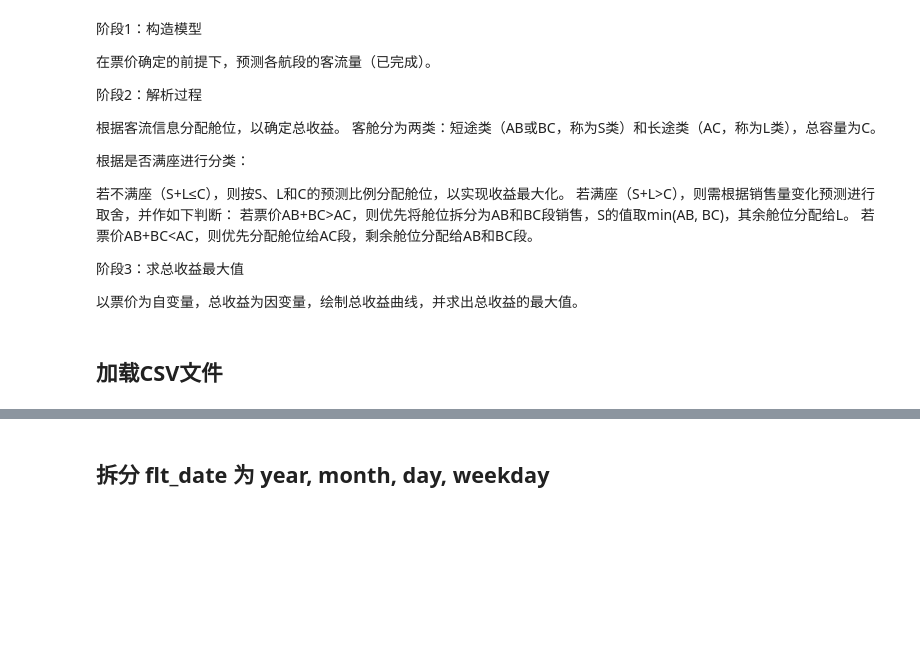
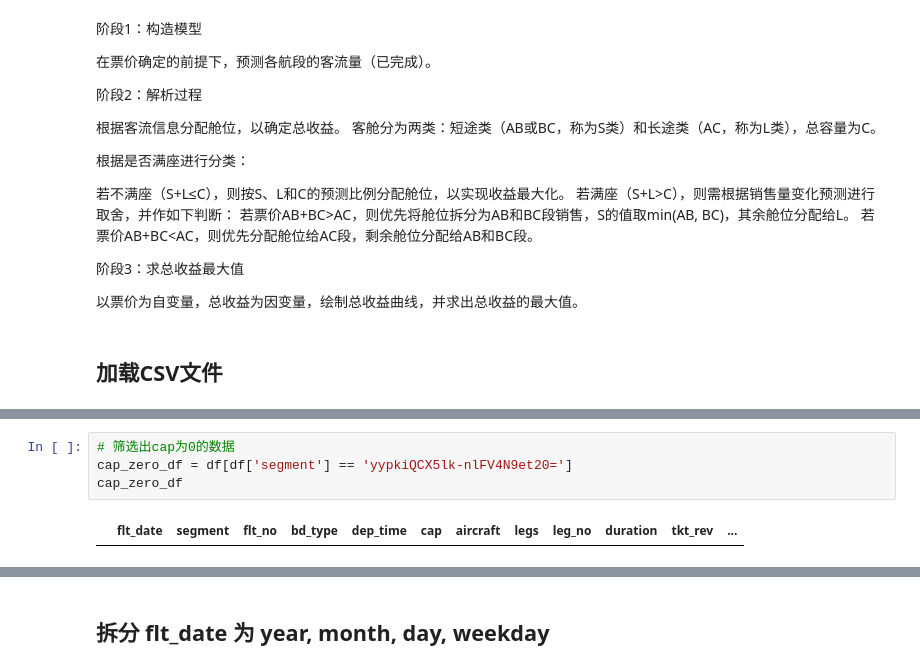
Before and after one commit to Yu-Code666/hh, a Jupyter notebook: 课题1/课题1-数据预处理.ipynb, the cells around one changed output, grey strips where cells are left out. Cells and saved outputs as stored; diff of their text form; blank space fills up the shorter version.

```diff
--- a/课题1/课题1-数据预处理.ipynb
+++ b/课题1/课题1-数据预处理.ipynb
@@ -51,0 +52,6 @@ print(df.head(5))
+# %%
+# 筛选出cap为0的数据
+cap_zero_df = df[df['segment'] == 'yypkiQCX5lk-nlFV4N9et20=']
+cap_zero_df
+# %% [output]
+|  | flt_date | segment | flt_no | bd_type | dep_time | cap | aircraft | legs | leg_no | duration | tkt_rev | ... |
```
Also changed, not shown: parts of 29 cells of this notebook, 5 other files.
